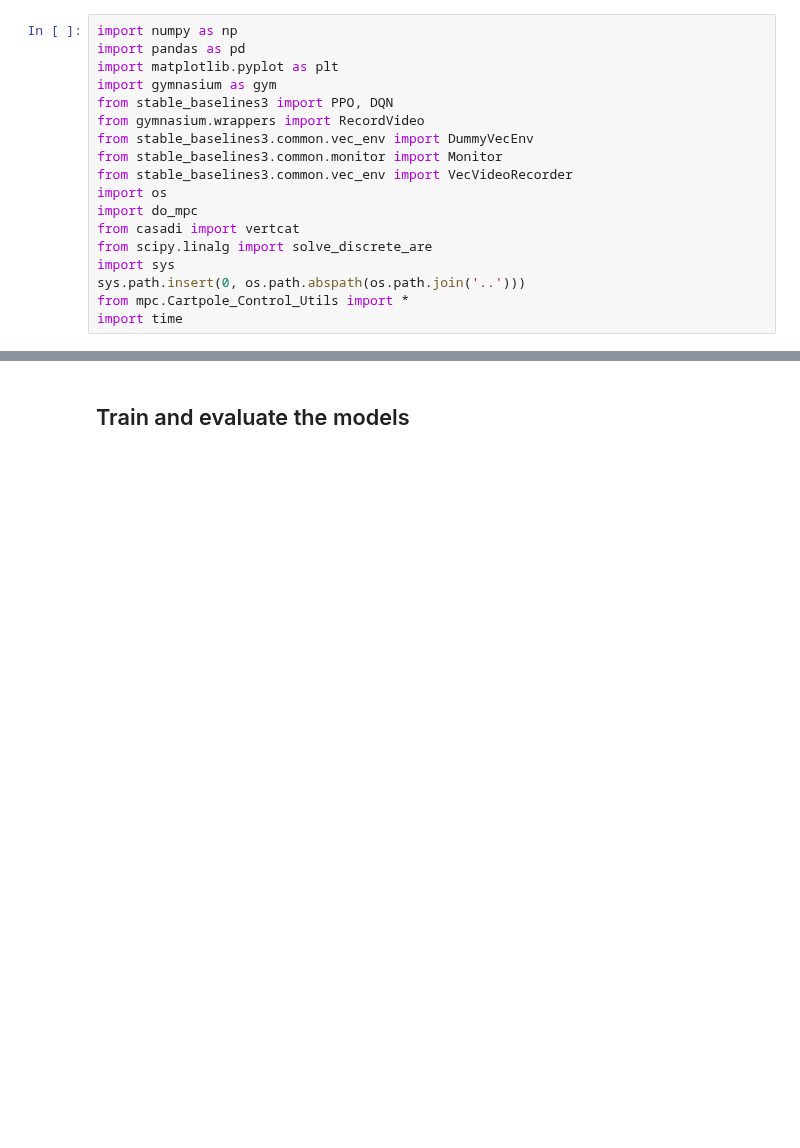
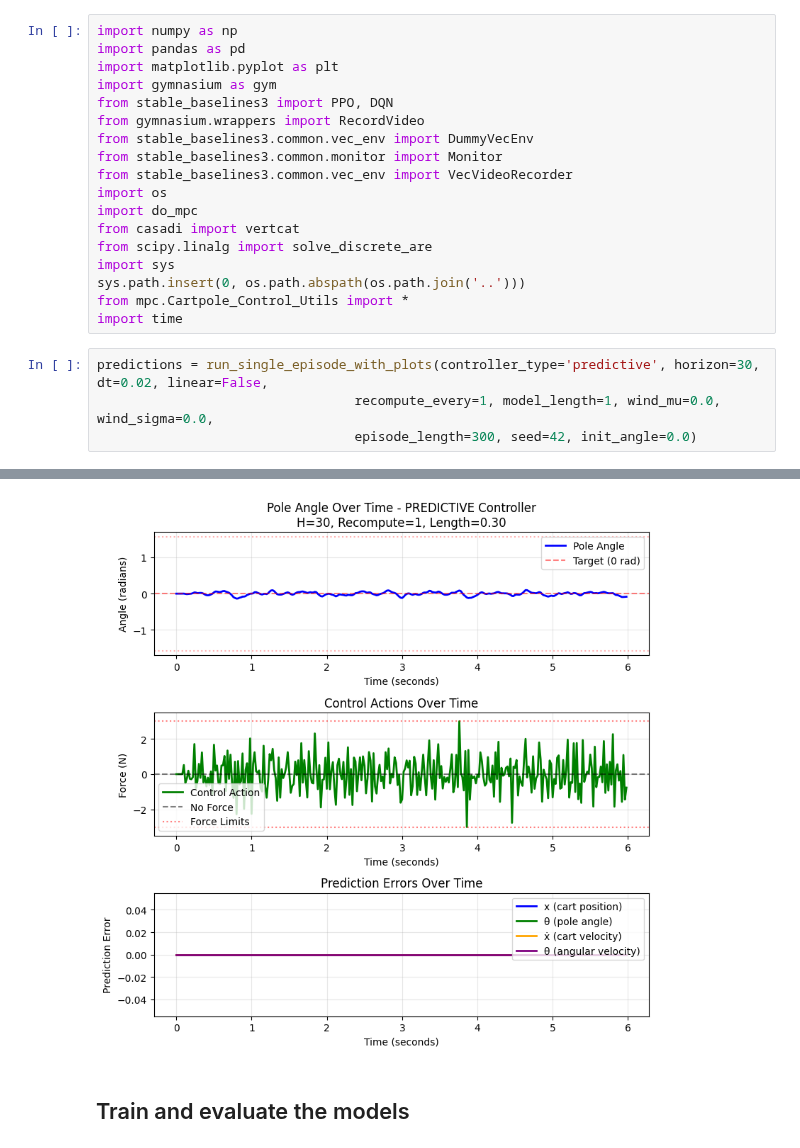
Before and after one commit to jtbuch/mpc_dojo, a Jupyter notebook: cartpole_optimization/notebooks/Cartpole_Control.ipynb, the cells around one changed output, grey strips where cells are left out. Saved outputs shown, nothing was run; the diff lists cells and outputs as text; blank space fills up the shorter version.

```diff
--- a/cartpole_optimization/notebooks/Cartpole_Control.ipynb
+++ b/cartpole_optimization/notebooks/Cartpole_Control.ipynb
@@ -16,3 +16,8 @@ import sys
 sys.path.insert(0, os.path.abspath(os.path.join('..')))
 from mpc.Cartpole_Control_Utils import *
 import time
+# %%
+predictions = run_single_episode_with_plots(controller_type='predictive', horizon=30, dt=0.02, linear=False,
+                                 recompute_every=1, model_length=1, wind_mu=0.0, wind_sigma=0.0,
+                                 episode_length=300, seed=42, init_angle=0.0)
+# %% [output]
@@ -19,3 +41,4 @@ import time
+[figure, added]
 # %% [markdown]
 ## Train and evaluate the models
 # %%
```
Also changed, not shown: parts of 3 cells of this notebook, 2 other files.
